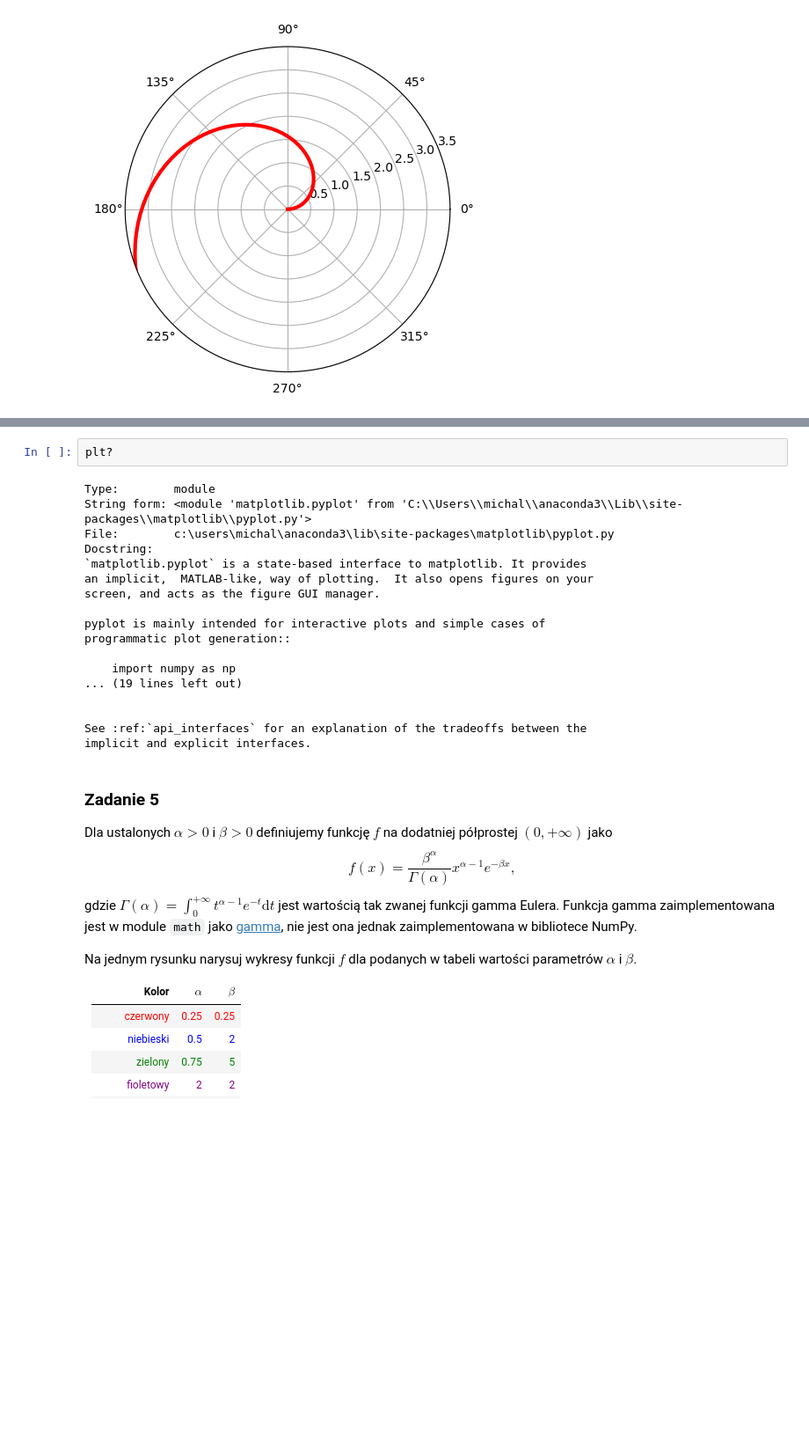
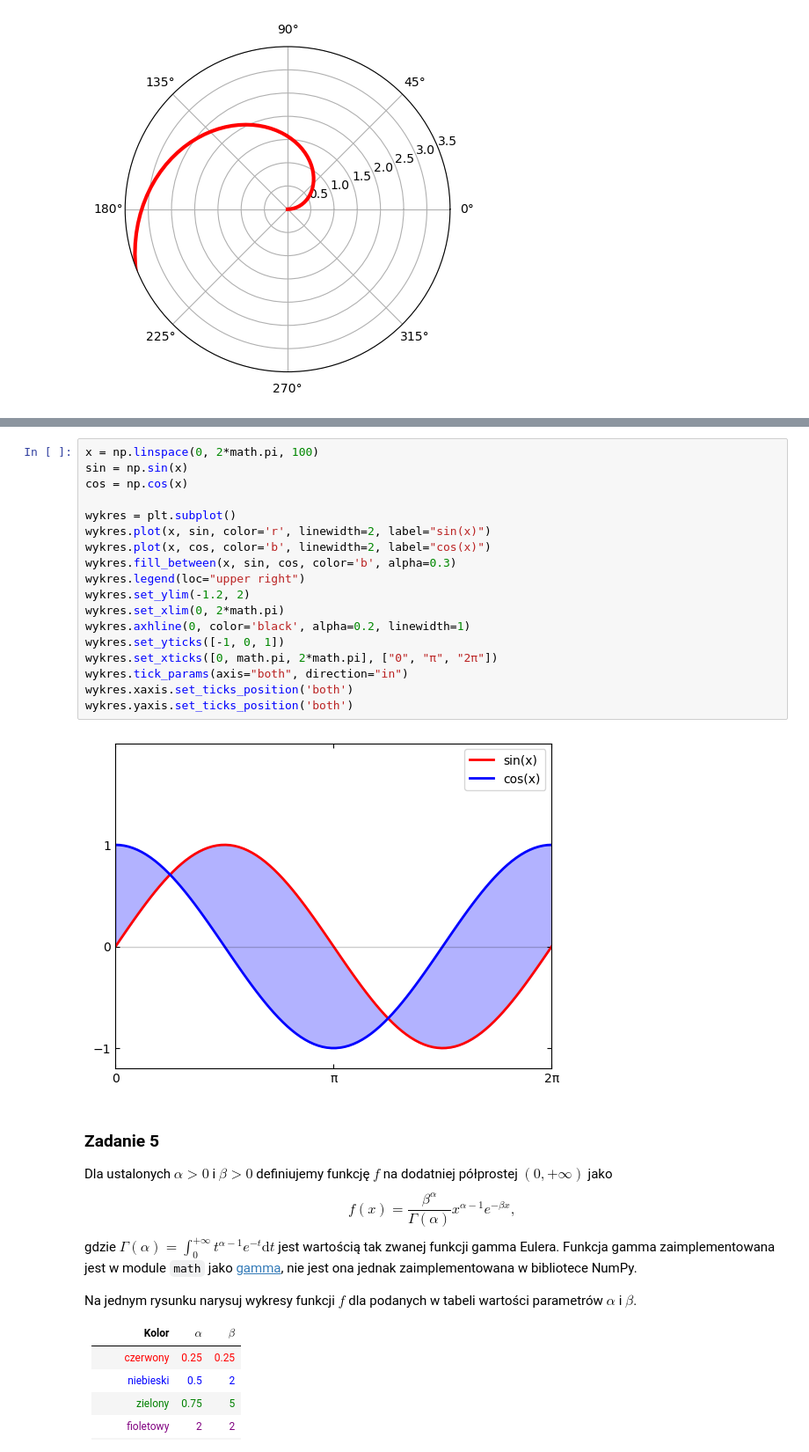
Before and after one commit to michalszo/listy-wdp, a Jupyter notebook: lista5.ipynb, the cells around one changed output, grey strips where cells are left out. Shown at 88% size. Drawn from its saved outputs; the diff is of its cells as text; blank space fills up the shorter version.

```diff
--- a/lista5.ipynb
+++ b/lista5.ipynb
@@ -101,25 +103,25 @@ Spróbuj odtworzyć następujący wykres.
 
 Kod umieść w komórce poniżej.
 # %%
-plt?
+x = np.linspace(0, 2*math.pi, 100)
+sin = np.sin(x)
+cos = np.cos(x)
+
+wykres = plt.subplot()
+wykres.plot(x, sin, color='r', linewidth=2, label="sin(x)")
+wykres.plot(x, cos, color='b', linewidth=2, label="cos(x)")
+wykres.fill_between(x, sin, cos, color='b', alpha=0.3)
+wykres.legend(loc="upper right")
+wykres.set_ylim(-1.2, 2)
+wykres.set_xlim(0, 2*math.pi)
+wykres.axhline(0, color='black', alpha=0.2, linewidth=1)
+wykres.set_yticks([-1, 0, 1])
+wykres.set_xticks([0, math.pi, 2*math.pi], ["0", "π", "2π"])
+wykres.tick_params(axis="both", direction="in")
+wykres.xaxis.set_ticks_position('both')
+wykres.yaxis.set_ticks_position('both')
 # %% [output]
-Type:        module
-String form: <module 'matplotlib.pyplot' from 'C:\\Users\\michal\\anaconda3\\Lib\\site-packages\\matplotlib\\pyplot.py'>
-File:        c:\users\michal\anaconda3\lib\site-packages\matplotlib\pyplot.py
-Docstring:
-`matplotlib.pyplot` is a state-based interface to matplotlib. It provides
-an implicit,  MATLAB-like, way of plotting.  It also opens figures on your
-screen, and acts as the figure GUI manager.
-
-pyplot is mainly intended for interactive plots and simple cases of
-programmatic plot generation::
-
-    import numpy as np
-... (19 lines left out)
-
-
-See :ref:`api_interfaces` for an explanation of the tradeoffs between the
-implicit and explicit interfaces.
+[figure, added]
 # %% [markdown]
 ### Zadanie 5
 
```
Also changed, not shown: parts of 6 cells of this notebook.
